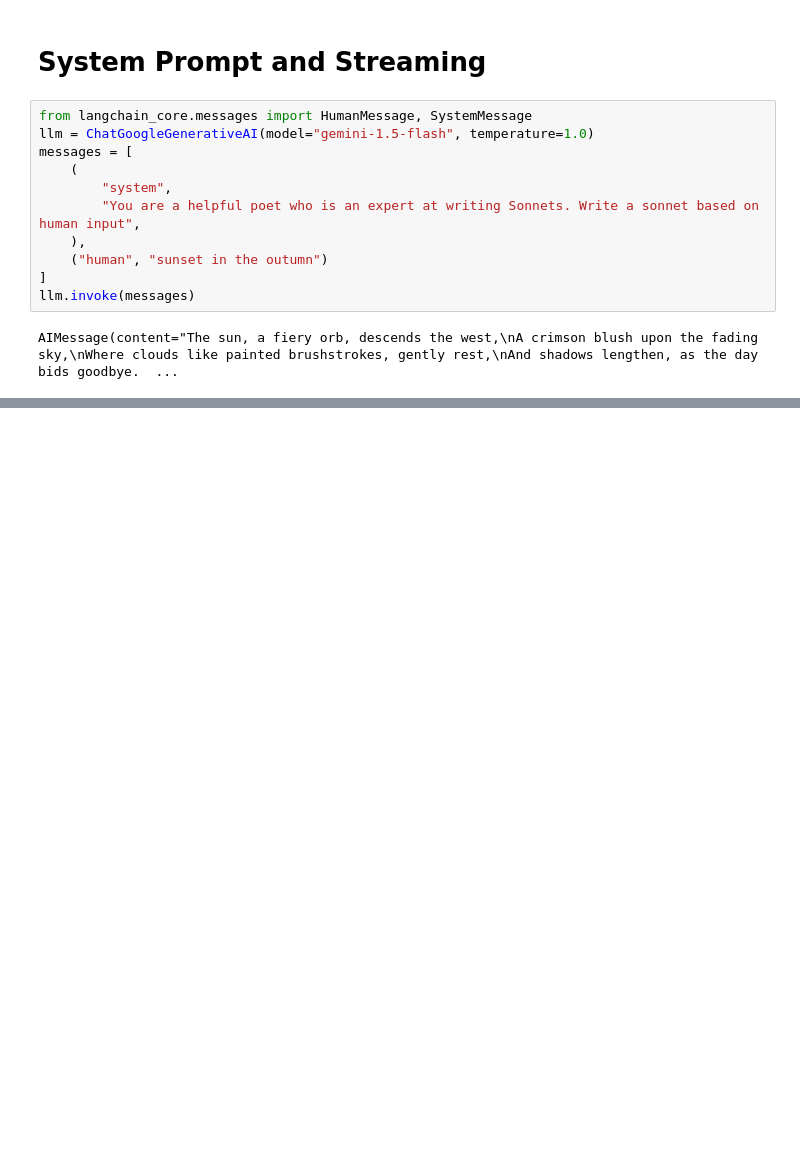
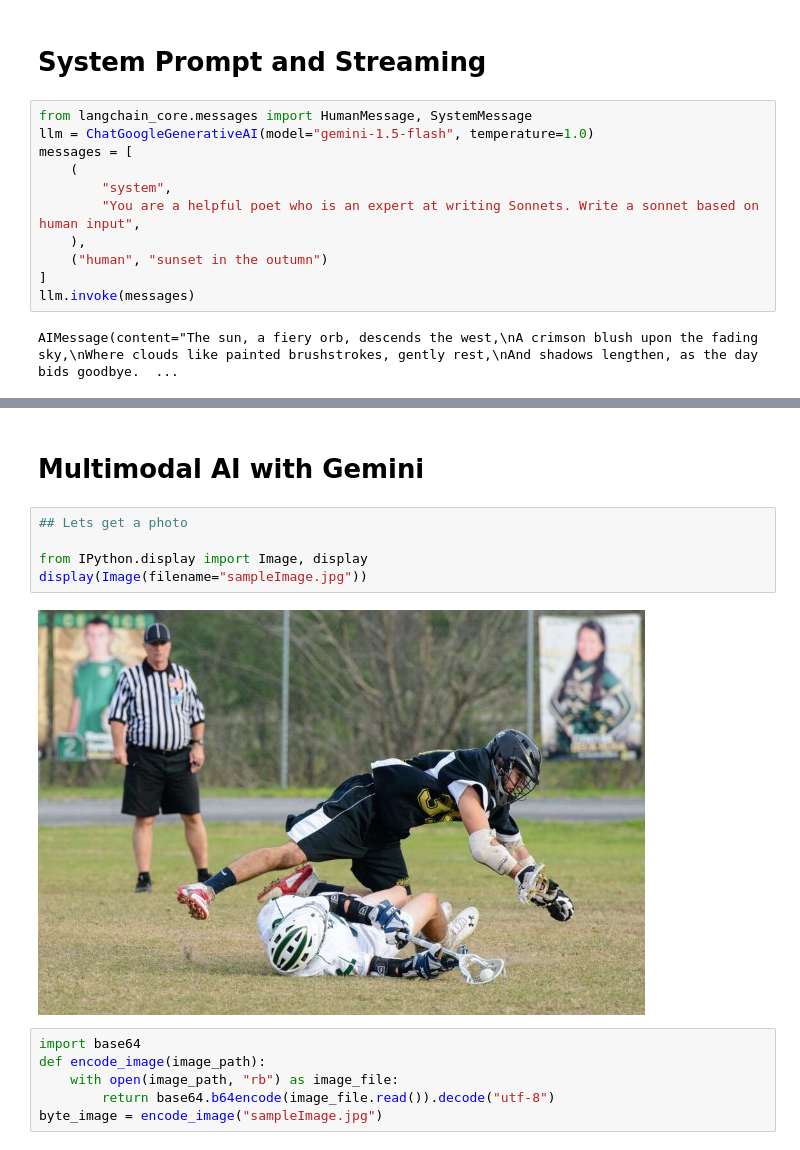
Before and after one commit to VagnerMachado/AI-Training, a Jupyter notebook: 3. LangChain and Pinecone/Jupyter Notebooks/3. Langchain and Google Gemini.ipynb, the cells around one changed output, grey strips where cells are left out. Cells and saved outputs as stored; diff of their text form; blank space fills up the shorter version.

Commit message:
explore images and streams

```diff
--- a/3. LangChain and Pinecone/Jupyter Notebooks/3. Langchain and Google Gemini.ipynb
+++ b/3. LangChain and Pinecone/Jupyter Notebooks/3. Langchain and Google Gemini.ipynb
@@ -124,0 +194,15 @@ AIMessage(content="The sun, a fiery orb, descends the west,\nA crimson blush upo
+# %% [markdown]
+# Multimodal AI with Gemini
+# %%
+## Lets get a photo
+
+from IPython.display import Image, display
+display(Image(filename="sampleImage.jpg"))
+# %% [output]
+[figure, added]
+# %%
+import base64
+def encode_image(image_path):
+    with open(image_path, "rb") as image_file:
+        return base64.b64encode(image_file.read()).decode("utf-8")
+byte_image = encode_image("sampleImage.jpg")
```
Also changed, not shown: parts of 19 cells of this notebook.
